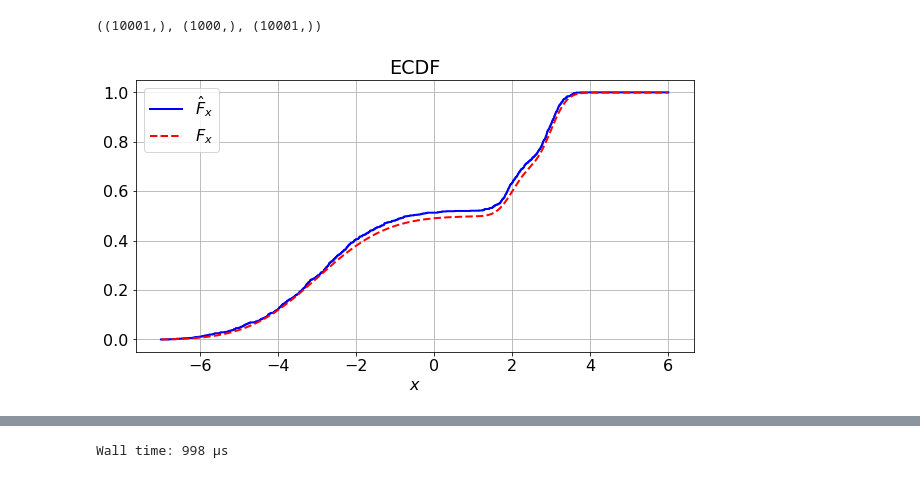
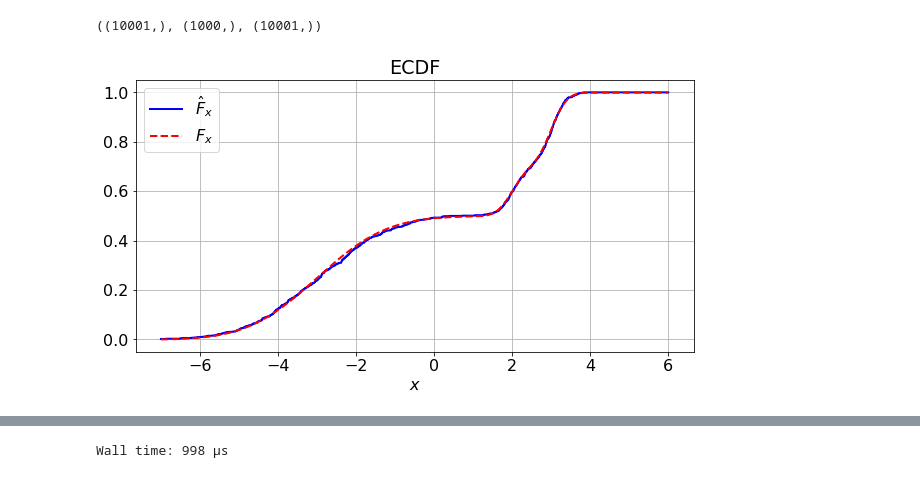
Before and after one commit to wzeyal/DataScience, a Jupyter notebook: Python_for_AI_Engineer/Exercises/3_ECDF/MainNonParametricEstimation_2.ipynb, the cells around one changed output, grey strips where cells are left out. Drawn from its saved outputs; the diff is of its cells as text; code cells hidden in the pictures.

```diff
--- a/Python_for_AI_Engineer/Exercises/3_ECDF/MainNonParametricEstimation_2.ipynb
+++ b/Python_for_AI_Engineer/Exercises/3_ECDF/MainNonParametricEstimation_2.ipynb
@@ -100,19 +100,19 @@ xx.shape, vX.shape, vFx.shape
 # %% [output]
 ((10001,), (1000,), (10001,))
 # %%
-#xx2, vHatFx2 = ecdf(vX, len(xx))
-#vHatFx = [np.mean(vX<xi) for xi in xx]
+xx2, vHatFx2 = ecdf(vX, len(xx))
+vHatFx = [np.mean(vX<xi) for xi in xx]
 
 plt.figure(figsize=(10, 5))
 plt.plot  (xx, vHatFx, color='b',  lw=2,  label='$\hat{F}_x$')
 plt.plot  (xx, vFx,    'r--',      lw=2,  label='$F_x$')
 plt.title ('ECDF')
 plt.xlabel('$x$')
 plt.legend()
 plt.grid  ()
 plt.show  ()
 # %% [output]
-[figure, old version]
+[figure, new version]
 # %%
 def ecdf(data, N):
     x = np.sort(np.resize(data, N))
```
Also changed, not shown: parts of 4 cells of this notebook, 5 other files.
